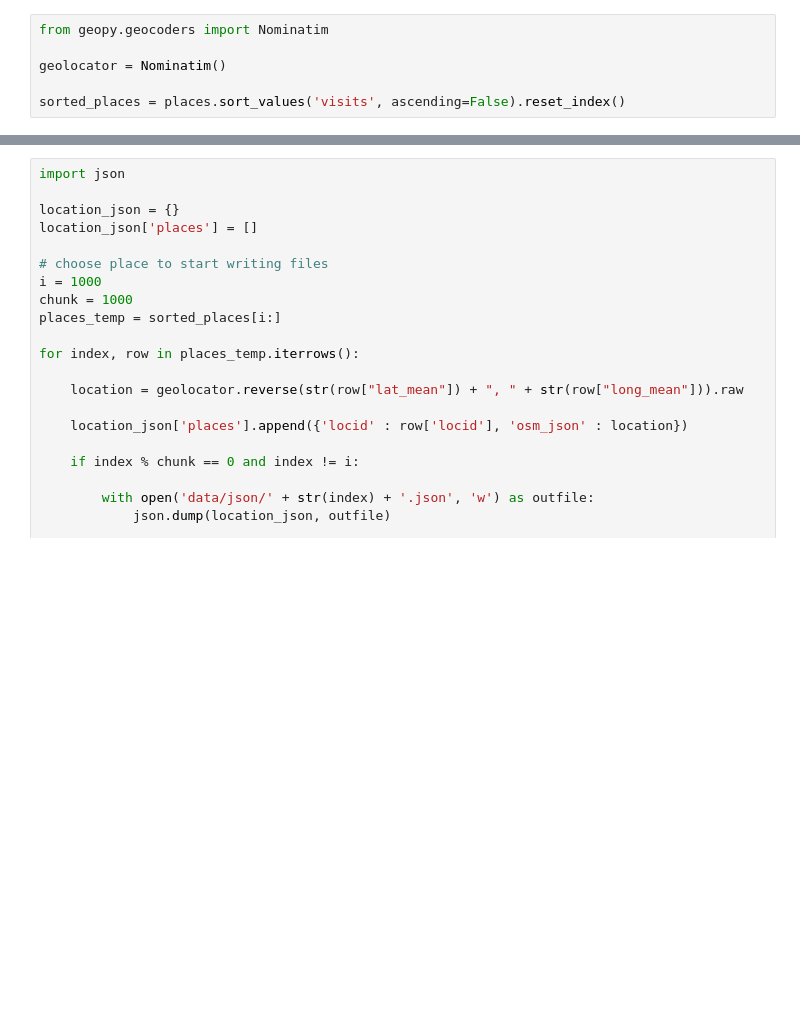
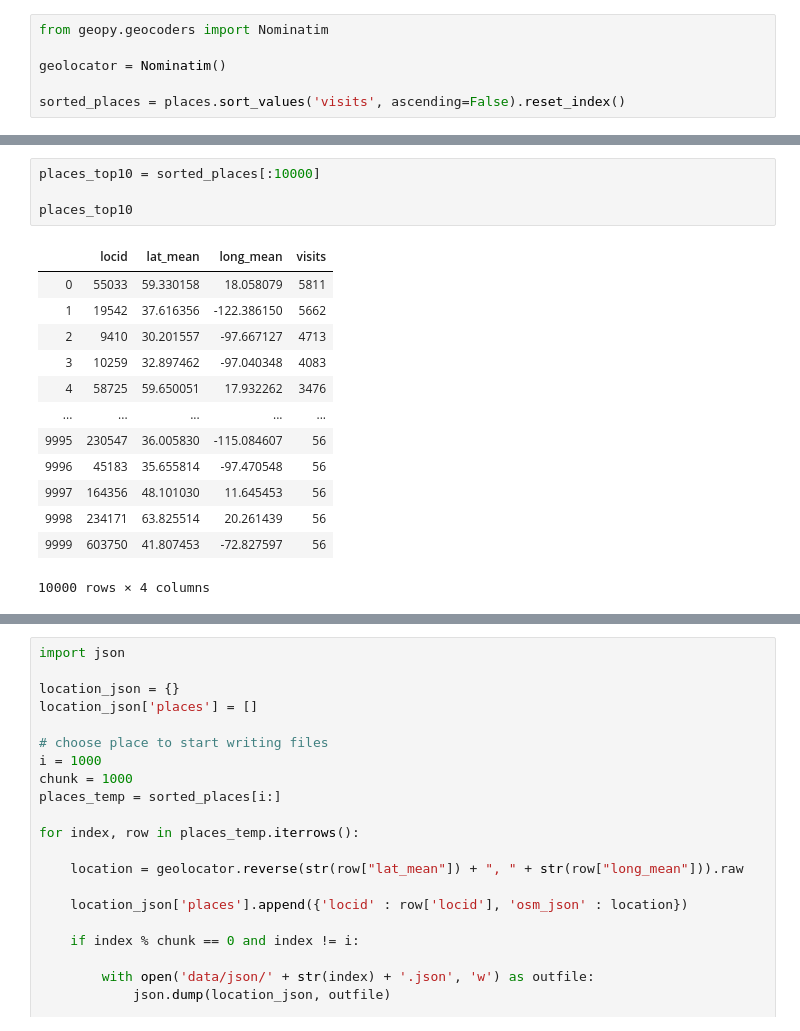
Before and after one commit to BetoBob/csc_481, a Jupyter notebook: project/CSC481_Project.ipynb, the cells around one changed output, grey strips where cells are left out. Cells and saved outputs as stored; diff of their text form; blank space fills up the shorter version.

```diff
--- a/project/CSC481_Project.ipynb
+++ b/project/CSC481_Project.ipynb
@@ -297,0 +295,18 @@ sorted_places
+# %%
+places_top10 = sorted_places[:10000]
+
+places_top10
+# %% [output]
+|  | locid | lat_mean | long_mean | visits |
+| 0 | 55033 | 59.330158 | 18.058079 | 5811 |
+| 1 | 19542 | 37.616356 | -122.386150 | 5662 |
+| 2 | 9410 | 30.201557 | -97.667127 | 4713 |
+| 3 | 10259 | 32.897462 | -97.040348 | 4083 |
+| 4 | 58725 | 59.650051 | 17.932262 | 3476 |
+| ... | ... | ... | ... | ... |
+| 9995 | 230547 | 36.005830 | -115.084607 | 56 |
+| 9996 | 45183 | 35.655814 | -97.470548 | 56 |
+| 9997 | 164356 | 48.101030 | 11.645453 | 56 |
+| 9998 | 234171 | 63.825514 | 20.261439 | 56 |
+| 9999 | 603750 | 41.807453 | -72.827597 | 56 |
+10000 rows × 4 columns
```
Also changed, not shown: parts of 8 cells of this notebook.
